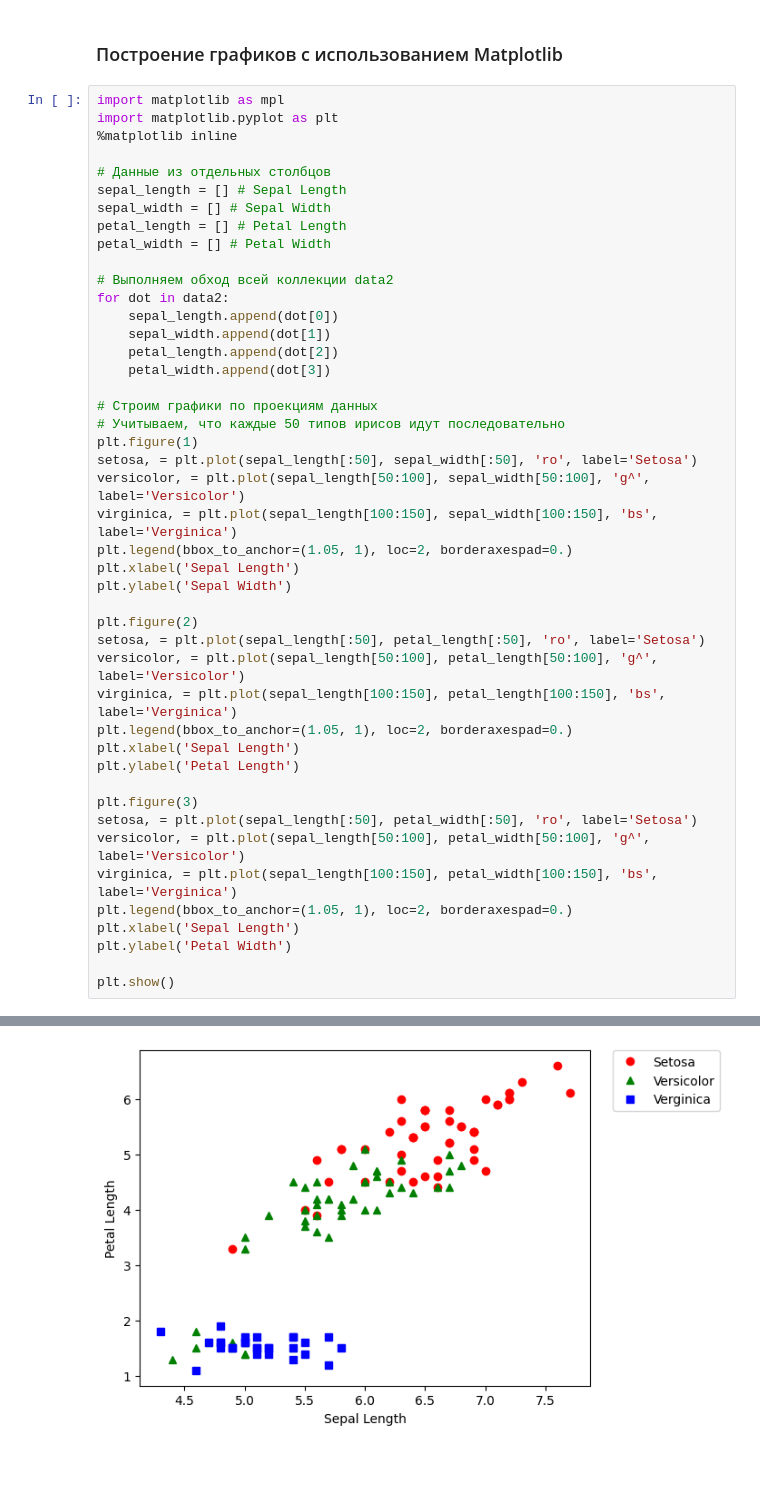
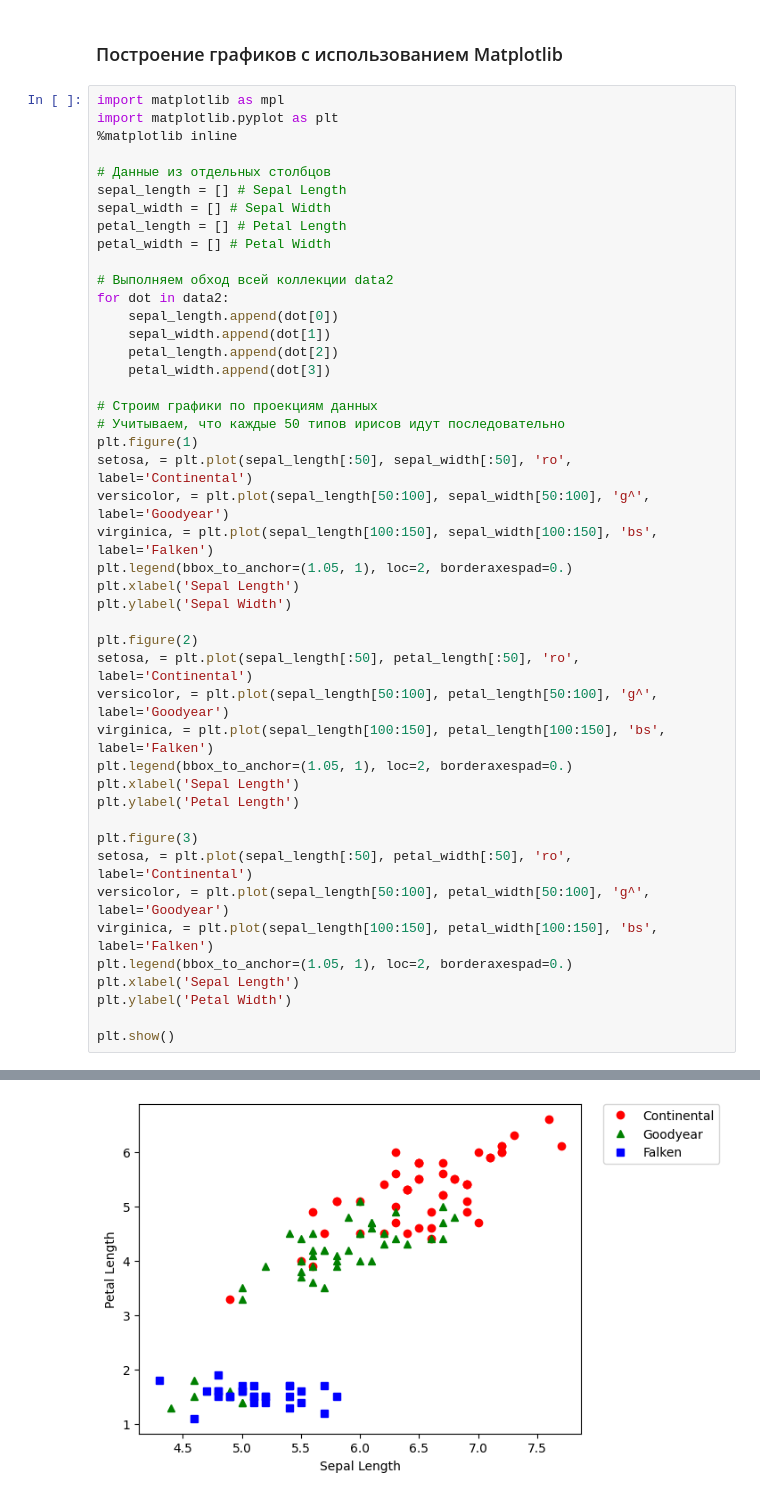
Before and after one commit to cnrde/AI_and_ML_1, a Jupyter notebook: code/LabWork1.ipynb, the cells around one changed output, grey strips where cells are left out. Cells and saved outputs as stored; diff of their text form; blank space fills up the shorter version.

```diff
--- a/code/LabWork1.ipynb
+++ b/code/LabWork1.ipynb
@@ -127,25 +127,25 @@ for dot in data2:
 # Строим графики по проекциям данных
 # Учитываем, что каждые 50 типов ирисов идут последовательно
 plt.figure(1)
-setosa, = plt.plot(sepal_length[:50], sepal_width[:50], 'ro', label='Setosa')
-versicolor, = plt.plot(sepal_length[50:100], sepal_width[50:100], 'g^', label='Versicolor')
-virginica, = plt.plot(sepal_length[100:150], sepal_width[100:150], 'bs', label='Verginica')
+setosa, = plt.plot(sepal_length[:50], sepal_width[:50], 'ro', label='Continental')
+versicolor, = plt.plot(sepal_length[50:100], sepal_width[50:100], 'g^', label='Goodyear')
+virginica, = plt.plot(sepal_length[100:150], sepal_width[100:150], 'bs', label='Falken')
 plt.legend(bbox_to_anchor=(1.05, 1), loc=2, borderaxespad=0.)
 plt.xlabel('Sepal Length')
 plt.ylabel('Sepal Width')
 
 plt.figure(2)
-setosa, = plt.plot(sepal_length[:50], petal_length[:50], 'ro', label='Setosa')
-versicolor, = plt.plot(sepal_length[50:100], petal_length[50:100], 'g^', label='Versicolor')
-virginica, = plt.plot(sepal_length[100:150], petal_length[100:150], 'bs', label='Verginica')
+setosa, = plt.plot(sepal_length[:50], petal_length[:50], 'ro', label='Continental')
+versicolor, = plt.plot(sepal_length[50:100], petal_length[50:100], 'g^', label='Goodyear')
+virginica, = plt.plot(sepal_length[100:150], petal_length[100:150], 'bs', label='Falken')
 plt.legend(bbox_to_anchor=(1.05, 1), loc=2, borderaxespad=0.)
 plt.xlabel('Sepal Length')
 plt.ylabel('Petal Length')
 
 plt.figure(3)
-setosa, = plt.plot(sepal_length[:50], petal_width[:50], 'ro', label='Setosa')
-versicolor, = plt.plot(sepal_length[50:100], petal_width[50:100], 'g^', label='Versicolor')
-virginica, = plt.plot(sepal_length[100:150], petal_width[100:150], 'bs', label='Verginica')
+setosa, = plt.plot(sepal_length[:50], petal_width[:50], 'ro', label='Continental')
+versicolor, = plt.plot(sepal_length[50:100], petal_width[50:100], 'g^', label='Goodyear')
+virginica, = plt.plot(sepal_length[100:150], petal_width[100:150], 'bs', label='Falken')
 plt.legend(bbox_to_anchor=(1.05, 1), loc=2, borderaxespad=0.)
 plt.xlabel('Sepal Length')
 plt.ylabel('Petal Width')
@@ -156 +156 @@ plt.show()
-[figure, old version]
+[figure, new version]
```
Also changed, not shown: parts of 3 cells of this notebook.
